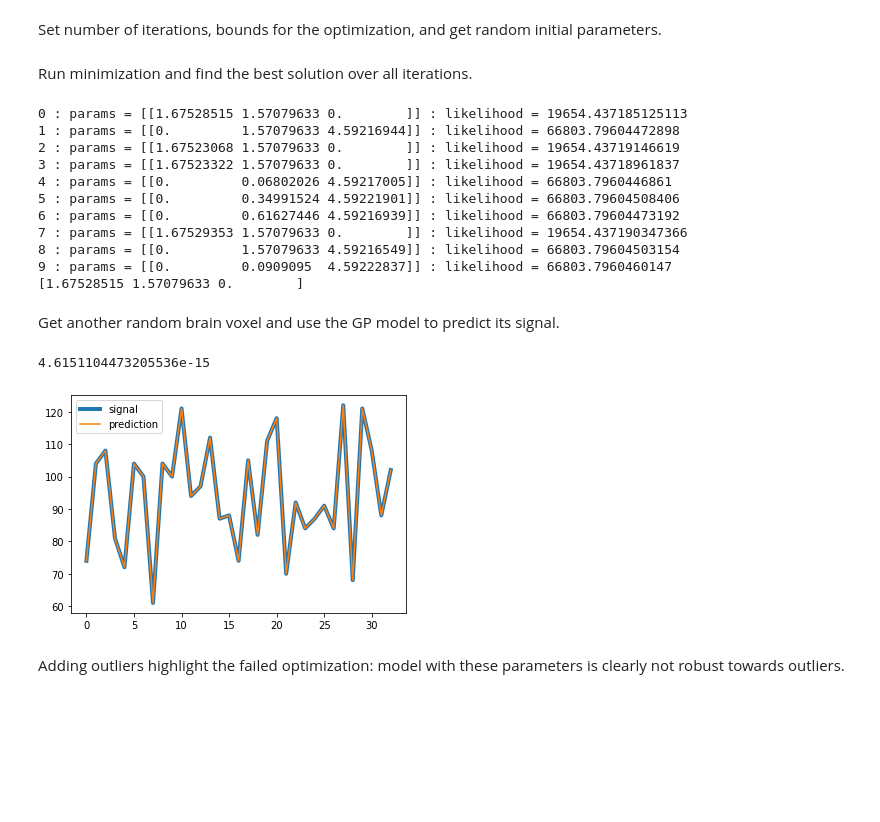
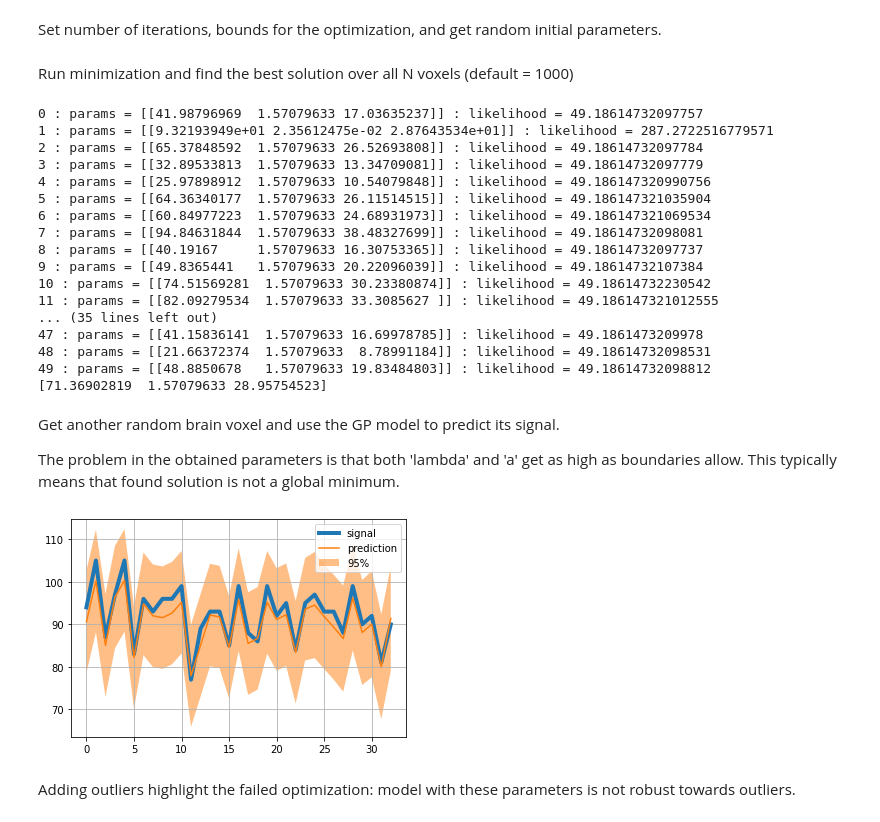
Before and after one commit to vilsaira/example, a Jupyter notebook: dMRI_signal_GP_prediction.ipynb, the cells around one changed output. Cells and saved outputs as stored; diff of their text form; code cells hidden in the pictures; blank space fills up the shorter version.

```diff
--- a/dMRI_signal_GP_prediction.ipynb
+++ b/dMRI_signal_GP_prediction.ipynb
@@ -94,6 +92,6 @@ def kernel_ss(lmbda, a, theta):
     # Exponential model (Eq. 9)
     # K = lmbda * np.exp(-theta/a)
     # Spherical model (Eq. 10)
-    K = lmbda * (theta <= a) * (1 - 3*theta/(2*a) + theta**3 / (2* a**3))
+    K = lmbda**2 * (theta <= a) * (1 - 1.5*theta/a + 0.5*(theta/a)**3)
     return K
 # %% [markdown]
@@ -186,11 +189,18 @@ def predict(params, theta, y):
 # %% [markdown]
 Get **theta** matrix [#ndwi, #ndwi] that contain angular distances and matrix **y** [#ndwi, #nvox] that contain DWI signals
 # %%
-N_vox = 1000 # number of voxels used in GP
+N_vox = 5000 # number of voxels used in GP
 np.random.seed(seed=42)
 
-# theta matrix contains the angular distances between b-vecs [0, pi/2]
-theta = angles(bvecs[~gtab.b0s_mask,:])
+bvecs1 = bvecs[~gtab.b0s_mask,:]
+bvecs2 = bvecs[~gtab.b0s_mask,:]
+# thetaxx matrices contain the angular distances between b-vecs [0, pi/2]
+# For observation kernel
+theta11 = angles(bvecs1, bvecs1)
+# for observations to-predic kernel (i.e. if wants to predict new or missing vectors)
+theta12 = angles(bvecs1, bvecs2)
+# for posterior covariance
+theta22 = angles(bvecs2, bvecs2)
 
 # apply rough brain masking
 brain_mask = np.sum(data[:,:,:,1:], axis=3) > 3000
@@ -201,7 +211,9 @@ idx = np.argwhere(data1[:,0] > 0)
 # select N_vox random voxels within the brain mask
 selection = np.random.choice(idx.flatten(), N_vox)
 
-y = np.log(data1[selection,np.argwhere(~gtab.b0s_mask)])
+y = data1[selection,np.argwhere(~gtab.b0s_mask)]
+y = np.log(y)
+y = y - np.mean(y)
 # %% [markdown]
 Set number of iterations, bounds for the optimization, and get random initial parameters.
 # %%
@@ -211,13 +222,13 @@ bounds = np.array([[0, 1e5], [1e-10, np.pi/2], [0, 1e5]])
 lhd = lhs(3, n_repeats)
 initial_params = (bounds[:,1] - bounds[:,0]) * lhd + bounds[:,0]
 # %% [markdown]
-Run minimization and find the best solution over all iterations.
+Run minimization and find the best solution over all N voxels (default = 1000)
 # %%
 # This takes few seconds so results are also hardcoded to the next step
 opt_para = np.zeros((n_repeats,3))
 opt_fun = np.zeros((n_repeats,1))
 for i in range(n_repeats):
-    res = minimize(likelihood, initial_params[i,:], args=(theta, y), method='Nelder-Mead', bounds=bounds)
+    res = minimize(loo, initial_params[i,:], args=(theta11, theta12, y),method='L-BFGS-B', bounds=bounds, options={'xtol': 1e-3, 'disp': True}) # Nelder-Mead L-BFGS-B
     opt_para[i,:] = res.x
     opt_fun[i,:] = res.fun
     print(f"{i} : params = [{res.x}] : likelihood = {res.fun}")
@@ -225,35 +236,47 @@ for i in range(n_repeats):
 params = opt_para[np.argmin(opt_fun)]
 print(params)
 # %% [output]
-0 : params = [[1.67528515 1.57079633 0.        ]] : likelihood = 19654.437185125113
-1 : params = [[0.         1.57079633 4.59216944]] : likelihood = 66803.79604472898
-2 : params = [[1.67523068 1.57079633 0.        ]] : likelihood = 19654.43719146619
-3 : params = [[1.67523322 1.57079633 0.        ]] : likelihood = 19654.43718961837
-4 : params = [[0.         0.06802026 4.59217005]] : likelihood = 66803.7960446861
-5 : params = [[0.         0.34991524 4.59221901]] : likelihood = 66803.79604508406
-6 : params = [[0.         0.61627446 4.59216939]] : likelihood = 66803.79604473192
-7 : params = [[1.67529353 1.57079633 0.        ]] : likelihood = 19654.437190347366
-8 : params = [[0.         1.57079633 4.59216549]] : likelihood = 66803.79604503154
-9 : params = [[0.         0.0909095  4.59222837]] : likelihood = 66803.7960460147
-[1.67528515 1.57079633 0.        ]
+0 : params = [[41.98796969  1.57079633 17.03635237]] : likelihood = 49.18614732097757
+1 : params = [[9.32193949e+01 2.35612475e-02 2.87643534e+01]] : likelihood = 287.2722516779571
+2 : params = [[65.37848592  1.57079633 26.52693808]] : likelihood = 49.18614732097784
+3 : params = [[32.89533813  1.57079633 13.34709081]] : likelihood = 49.18614732097779
+4 : params = [[25.97898912  1.57079633 10.54079848]] : likelihood = 49.186147320990756
+5 : params = [[64.36340177  1.57079633 26.11514515]] : likelihood = 49.186147321035904
+6 : params = [[60.84977223  1.57079633 24.68931973]] : likelihood = 49.186147321069534
+7 : params = [[94.84631844  1.57079633 38.48327699]] : likelihood = 49.18614732098081
+8 : params = [[40.19167     1.57079633 16.30753365]] : likelihood = 49.18614732097737
+9 : params = [[49.8365441   1.57079633 20.22096039]] : likelihood = 49.18614732107384
+10 : params = [[74.51569281  1.57079633 30.23380874]] : likelihood = 49.18614732230542
+11 : params = [[82.09279534  1.57079633 33.3085627 ]] : likelihood = 49.186147321012555
+... (35 lines left out)
+47 : params = [[41.15836141  1.57079633 16.69978785]] : likelihood = 49.1861473209978
+48 : params = [[21.66372374  1.57079633  8.78991184]] : likelihood = 49.18614732098531
+49 : params = [[48.8850678   1.57079633 19.83484803]] : likelihood = 49.18614732098812
+[71.36902819  1.57079633 28.95754523]
 # %% [markdown]
 Get another random brain voxel and use the GP model to predict its signal.
+
+The problem in the obtained parameters is that both 'lambda' and 'a' get as high as boundaries allow. This typically means that found solution is not a global minimum.
 # %%
-params = np.array([1.67528515, 1.57079633, 0.])
+params = np.array([18.61308973,  1.57079633,  7.54946033])
 while True:
   selection2 = np.random.choice(idx.flatten(), 1)
   if np.sum(selection2 == selection) == 0:
     break # test data is not part of training data
 
-y1 = np.log(data1[selection2,np.argwhere(~gtab.b0s_mask)])
-pred, var = predict(params, theta, y1)
+y0 = data1[selection2,np.argwhere(~gtab.b0s_mask)]
+y1 = data1[selection2,np.argwhere(~gtab.b0s_mask)]
 
-plt.plot(np.exp(y1), label='signal', linewidth=4)
-plt.plot(np.exp(pred), label='prediction')
+#y1 = y1 - np.mean(y1)
+pred, std = posterior(params, theta11, theta12, theta22, y1)
+pred = pred.flatten()
+
+plt.plot(y1, label='signal', linewidth=4, color='C00')
+plt.plot(pred, label='prediction', color='C01')
+plt.fill_between(np.linspace(0, len(pred)-1, len(pred)), pred+1.96*std, pred-1.96*std, label='95%', alpha=0.5, facecolor='C01')
 plt.legend()
-print(np.sqrt(np.sum( (y1 - pred)**2)))
+plt.grid()
 # %% [output]
-4.6151104473205536e-15
-[figure, old version]
+[figure, new version]
 # %% [markdown]
-Adding outliers highlight the failed optimization: model with these parameters is clearly not robust towards outliers.
+Adding outliers highlight the failed optimization: model with these parameters is not robust towards outliers.
```
Also changed, not shown: parts of 12 cells of this notebook.
